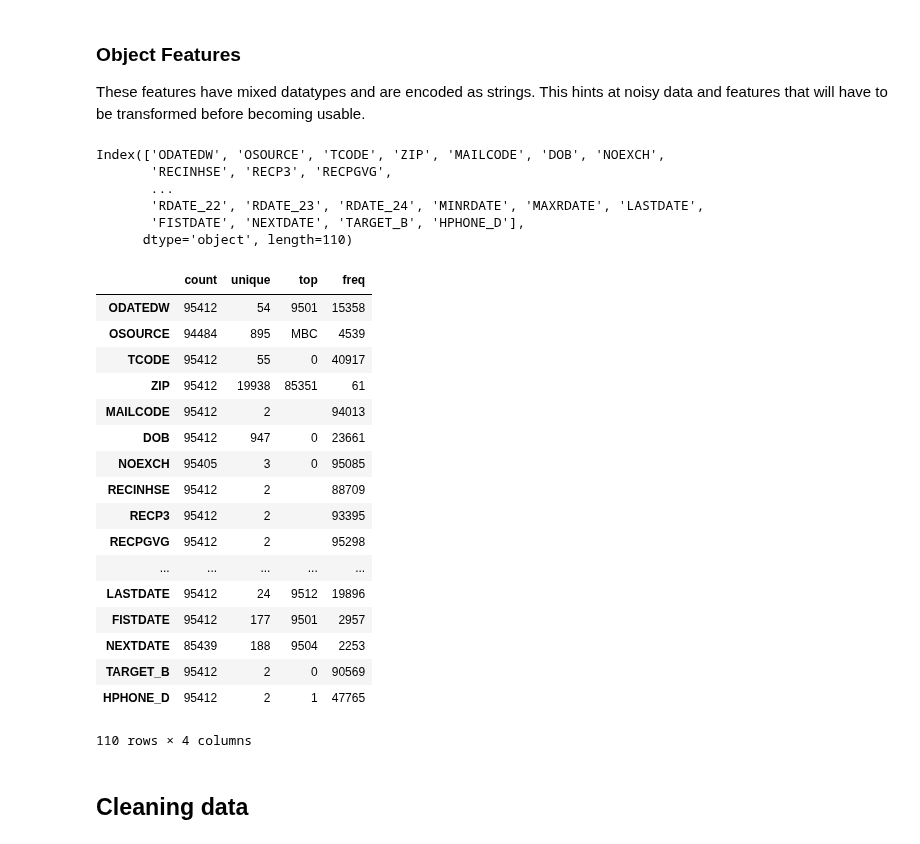
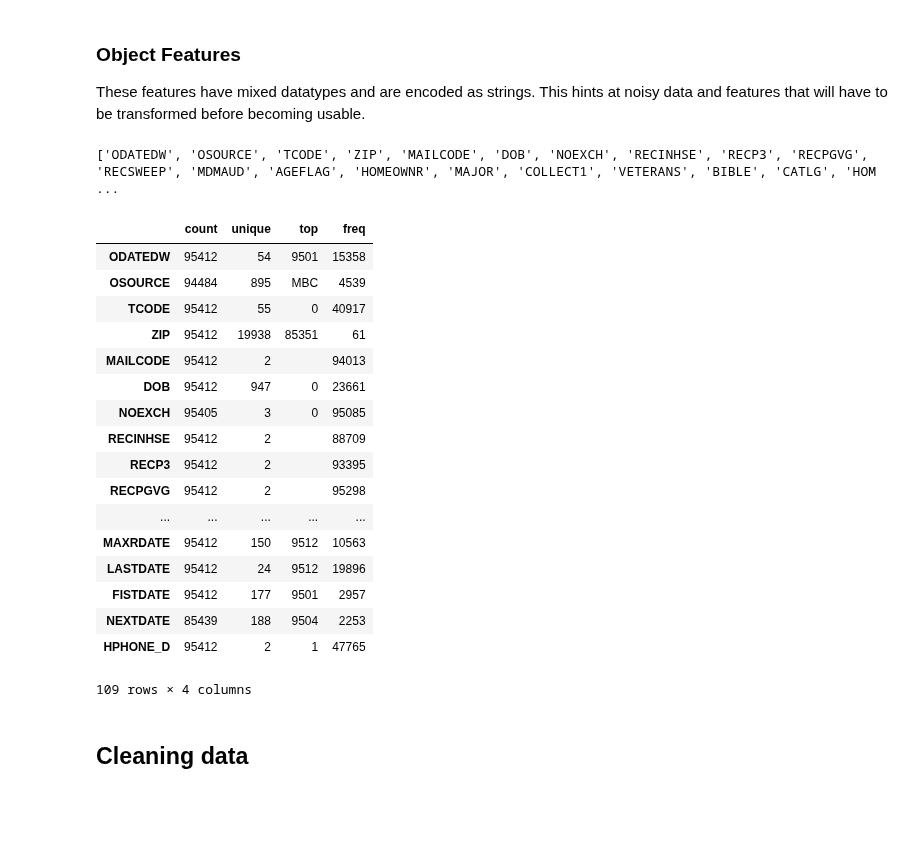
Before and after one commit to datarian/master-thesis-msc-statistics, a Jupyter notebook: code/notebooks/1_Preprocessing.ipynb, the cells around one changed output. Cells and saved outputs as stored; diff of their text form; code cells hidden in the pictures; blank space fills up the shorter version.

```diff
--- a/code/notebooks/1_Preprocessing.ipynb
+++ b/code/notebooks/1_Preprocessing.ipynb
@@ -148,36 +165,31 @@ learning_raw[categories].describe().transpose()
 
 These features have mixed datatypes and are encoded as strings. This hints at noisy data and features that will have to be transformed before becoming usable.
 # %%
-objects = learning_raw.select_dtypes(include='object').columns
+objects = learning_raw["data"].select_dtypes(include='object').columns.values.tolist()
 print(objects)
 # %% [output]
-Index(['ODATEDW', 'OSOURCE', 'TCODE', 'ZIP', 'MAILCODE', 'DOB', 'NOEXCH',
-       'RECINHSE', 'RECP3', 'RECPGVG',
-       ...
-       'RDATE_22', 'RDATE_23', 'RDATE_24', 'MINRDATE', 'MAXRDATE', 'LASTDATE',
-       'FISTDATE', 'NEXTDATE', 'TARGET_B', 'HPHONE_D'],
-      dtype='object', length=110)
+['ODATEDW', 'OSOURCE', 'TCODE', 'ZIP', 'MAILCODE', 'DOB', 'NOEXCH', 'RECINHSE', 'RECP3', 'RECPGVG', 'RECSWEEP', 'MDMAUD', 'AGEFLAG', 'HOMEOWNR', 'MAJOR', 'COLLECT1', 'VETERANS', 'BIBLE', 'CATLG', 'HOM ...
 # %%
-learning_raw[objects].describe().transpose()
+learning_raw["data"][objects].describe().transpose()
 # %% [output]
 |  | count | unique | top | freq |
 | ODATEDW | 95412 | 54 | 9501 | 15358 |
 | OSOURCE | 94484 | 895 | MBC | 4539 |
 | TCODE | 95412 | 55 | 0 | 40917 |
 | ZIP | 95412 | 19938 | 85351 | 61 |
 | MAILCODE | 95412 | 2 |  | 94013 |
 | DOB | 95412 | 947 | 0 | 23661 |
 | NOEXCH | 95405 | 3 | 0 | 95085 |
 | RECINHSE | 95412 | 2 |  | 88709 |
 | RECP3 | 95412 | 2 |  | 93395 |
 | RECPGVG | 95412 | 2 |  | 95298 |
 | ... | ... | ... | ... | ... |
+| MAXRDATE | 95412 | 150 | 9512 | 10563 |
 | LASTDATE | 95412 | 24 | 9512 | 19896 |
 | FISTDATE | 95412 | 177 | 9501 | 2957 |
 | NEXTDATE | 85439 | 188 | 9504 | 2253 |
-| TARGET_B | 95412 | 2 | 0 | 90569 |
 | HPHONE_D | 95412 | 2 | 1 | 47765 |
-110 rows × 4 columns
+109 rows × 4 columns
 # %% [markdown]
 ## Cleaning data
 # %% [markdown]
```
Also changed, not shown: parts of 53 cells of this notebook.
